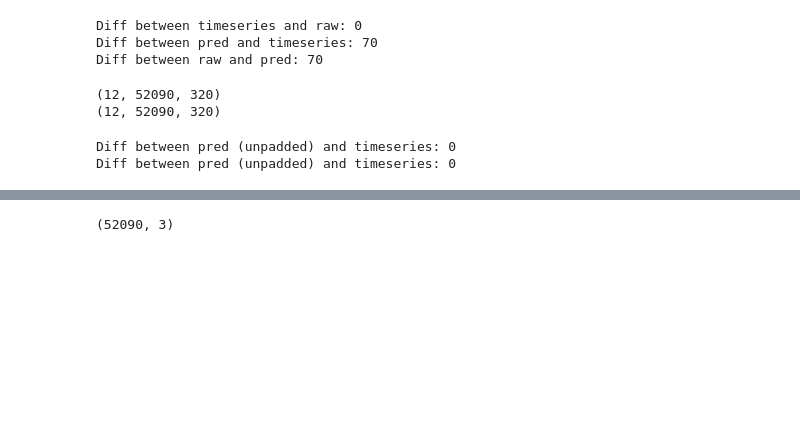
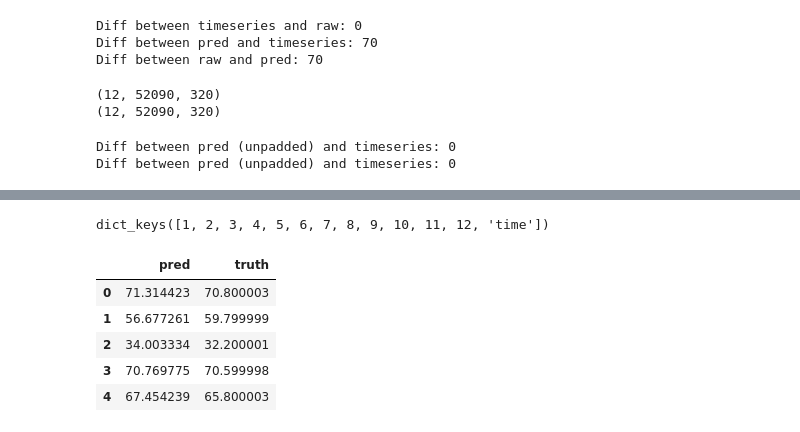
Before and after one commit to raulgiovannymartinez/Nautilus-seq2seq, a Jupyter notebook: dashboard-prototype/Align timeseries predictions and visualize horizons.ipynb, the cells around one changed output, grey strips where cells are left out. Drawn from its saved outputs; the diff is of its cells as text; code cells hidden in the pictures; blank space fills up the shorter version.

```diff
--- a/dashboard-prototype/Align timeseries predictions and visualize horizons.ipynb
+++ b/dashboard-prototype/Align timeseries predictions and visualize horizons.ipynb
@@ -124,9 +124,9 @@ for h in range(horizon):
         P = prediction[h,:,i]
         T = truth[h,:,i]
 
-        data_dict[h+1][sensors[i]] = pd.DataFrame({'time': time_series[:len(P)],
-                                                   'pred': P,
-                                                   'truth': T})
+        data_dict[h+1][sensors[i]] = pd.DataFrame({'pred': P, 'truth': T})
+
+data_dict['time'] = time_series[:len(P)]
 # %% [output]
 0
 1
@@ -144,4 +144,13 @@ Wall time: 59.9 s
+# %%
+data_dict.keys()
+# %% [output]
+dict_keys([1, 2, 3, 4, 5, 6, 7, 8, 9, 10, 11, 12, 'time'])
 # %%
-data_dict[1]['400001'].shape
+data_dict[2]['400001'].head()
 # %% [output]
-(52090, 3)
+|  | pred | truth |
+| 0 | 71.314423 | 70.800003 |
+| 1 | 56.677261 | 59.799999 |
+| 2 | 34.003334 | 32.200001 |
+| 3 | 70.769775 | 70.599998 |
+| 4 | 67.454239 | 65.800003 |
```
Also changed, not shown: parts of 11 cells of this notebook, 13 other files.
